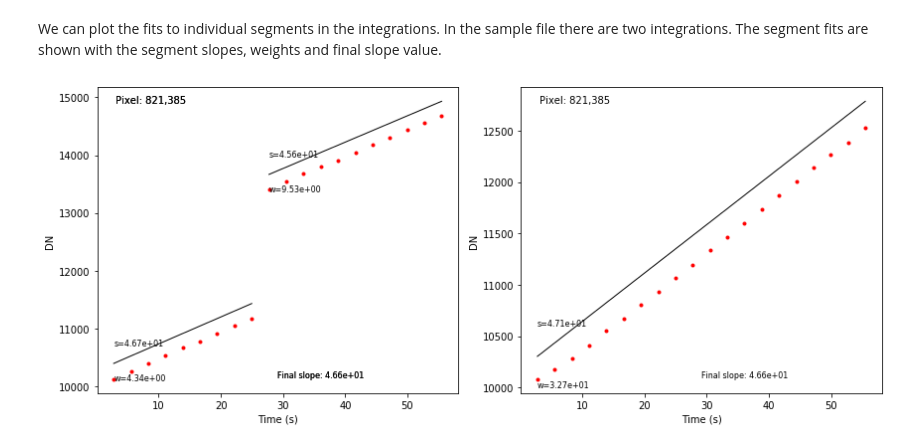
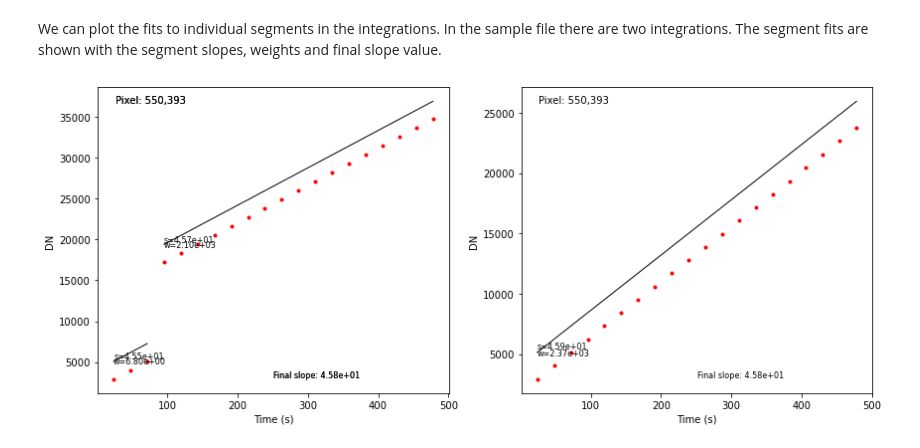
Before and after one commit to PaddyKavanagh/PaddyKavanagh.github.io, a Jupyter notebook: content/ramp_fitting.ipynb, the cells around one changed output. Drawn from its saved outputs; the diff is of its cells as text; code cells hidden in the pictures.

```diff
--- a/content/ramp_fitting.ipynb
+++ b/content/ramp_fitting.ipynb
@@ -200,7 +203,7 @@ fitopt_dm = datamodels.RampFitOutputModel('det_image_seq1_MIRIMAGE_F1130Wexp1_fi
 in_dm = datamodels.open(my_input_file)
 
 # set the sample pixel (selected knowing there is a jump on the ramp)
-pixel = [821, 385]
+pixel = [550, 393]
 
 # get the output slope value
 final_slope = dm.data[pixel[1], pixel[0]]
@@ -261,31 +264,31 @@ for int_num in [0, 1]:
         ramp_seg = in_dm.data[int_num, :, pixel[1], pixel[0]]
         group = np.arange(in_dm.data.shape[1]) + 1
 
         # convert group number to exposure time
         exp_time = group * in_dm.meta.exposure.group_time
 
         # plot the ramp segments
         axs[int_num].plot(exp_time, ramp_seg, marker='o', markersize=3, linestyle='-', linewidth=0, c='r')
 
         # get the slopes/intercepts for the segment from the datamodel
         slope = fitopt_dm.slope[int_num, 0, pixel[1], pixel[0]]
         yint = fitopt_dm.yint[int_num, 0, pixel[1], pixel[0]]
         weight = fitopt_dm.weights[int_num, 0, pixel[1], pixel[0]]
 
         # plot fit to the segment
         fit = slope * exp_time + yint
         axs[int_num].plot(exp_time, fit, marker='o', markersize=0, linestyle='-', linewidth=1, c='k')
         axs[int_num].annotate('s=%0.2e' % slope, xy=(min(exp_time), min(fit)+300), fontsize=8, color='k')
         axs[int_num].annotate('w=%0.2e' % weight, xy=(min(exp_time), min(fit)-300), fontsize=8, color='k')
 
         axs[int_num].annotate('Final slope: %0.2e' % final_slope, xy=(0.5, 0.05),
                              xycoords='axes fraction', fontsize=8, color='k')
         axs[int_num].annotate('Pixel: %d,%d' % (pixel[0],pixel[1]), xy=(0.05, 0.95),
                              xycoords='axes fraction', fontsize=10, color='k')
         axs[int_num].set_xlabel('Time (s)')
         axs[int_num].set_ylabel('DN')
 
 plt.tight_layout()
 plt.show()
 # %% [output]
-[figure, old version]
+[figure, new version]
```
Also changed, not shown: parts of 6 cells of this notebook, 16 other files.
